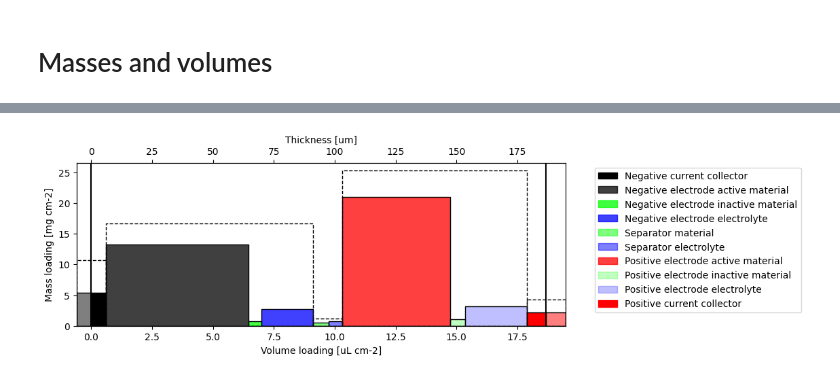
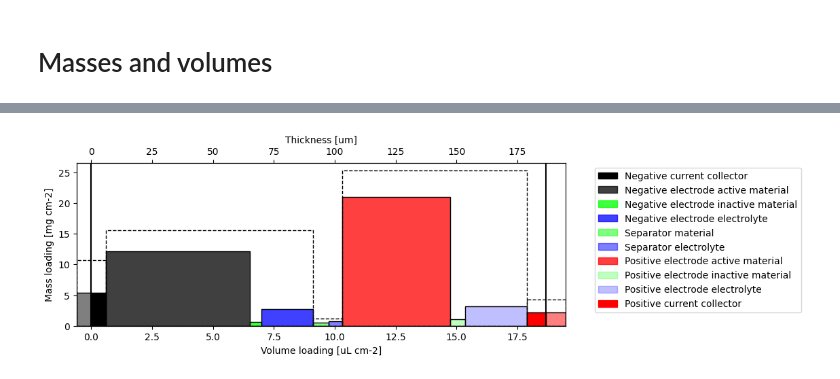
Before and after one commit to pybamm-team/pybamm-tea, a Jupyter notebook: examples/masses_and_volumes.ipynb, the cells around one changed output, grey strips where cells are left out. Saved outputs shown, nothing was run; the diff lists cells and outputs as text; code cells hidden in the pictures.

```diff
--- a/examples/masses_and_volumes.ipynb
+++ b/examples/masses_and_volumes.ipynb
@@ -14,7 +21,14 @@ import matplotlib.pyplot as plt
 # %%
 # input parameter-set
 input = {
-    "Electrolyte density [kg.m-3]": 1276, # LiPF6 in EC:EMC 3:7 + 2% VC
+    "Electrolyte density [kg.m-3]": 1276,
+    #"Electrolyte volume per total pore volume": 1.2,
+    'Loss of lithium inventory [mA.h.cm-2]': 0.1,
+    #'Loss of lithium inventory [%]': 1.0,
+    'Loss of positive electrode active material [%]': 0,
+    'Positive electrode stoichiometry at LAM': 0,
+    'Loss of negative electrode active material [%]': 0,
+    'Negative electrode stoichiometry at LAM': 0,
 }
 
 # base parameter-sets
@@ -24,7 +38,7 @@ base = pybamm.ParameterValues("Chen2020")
 tea_class = pybamm_tea.TEA(base, input)
 
 # plot the mass and volume loadings
-tea_class.plot_masses_and_volumes()
+tea_class.plot_masses_and_volumes(show_plot=False)
 
 # get the mass and volume loadings as a dataframe
 tea_class.masses_and_volumes_dataframe
@@ -72,5 +77,5 @@ If both dry separator density and separator material density are given, the poro
 # %%
-input["Separator dry density [kg.m-3]"] = 397
+input["Separator dry density [kg.m-3]"] = pybamm.ParameterValues("Chen2020").get("Separator density [kg.m-3]")
 tea_class = pybamm_tea.TEA(base, input)
 tea_class.plot_masses_and_volumes()
 tea_class.masses_and_volumes_dataframe
@@ -150,50 +150,53 @@ A short summary:
 # %%
-# create four electrode input parameter-sets with different input parameters
-positive_electrode_1 = {
-    "Positive electrode inactive material density [kg.m-3]": 1800, # PVDF and CB
+# create an input parameter-set considering "inactive material density"
+electrode_1 = {
+    "Positive electrode inactive material density [kg.m-3]": 1800, # PVdF and CB
     "Positive electrode active material dry mass fraction": 0.95,
     "Positive electrode active material density [kg.m-3]": 4750, # NMC
 }
-
-negative_electrode_2 = {
-    "Negative electrode binder density [kg.m-3]": (2 * 940 + 1600) / 3, # 2:1 CMC:SBR
+# create an input parameter-set to calculate the inactive material density from conductive additive- and binder densities
+electrode_2 = {
+    "Negative electrode binder density [kg.m-3]": (2 * 940 + 1600) / 3, # 2:1 (volume) CMC:SBR
     "Negative electrode conductive additive density [kg.m-3]": 1800, # CB
     "Negative electrode binder dry mass fraction": 0.03,
     "Negative electrode conductive additive dry mass fraction": 0.02,
-    "Negative electrode active material density [kg.m-3]": 2266, # Graphite
-}
-
-positive_electrode_3 = {
-    "Positive electrode dry density [kg.m-3]": 3000, # NMC + PVDF + CB
-    "Positive electrode active material dry mass fraction": 0.95,
-    "Positive electrode active material density [kg.m-3]": 4750, # NMC
-    #"Positive electrode inactive material density [kg.m-3]": 1800, # PVDF + CB
-}
-
-negative_electrode_4 = {
-    "Negative electrode dry density [kg.m-3]": 1700, # Graphite + CMC + SBR + CB
-    "Negative electrode active material dry mass fraction": 0.95,
-    "Negative electrode active material density [kg.m-3]": 2266, # Graphite
-    "Negative electrode inactive material density [kg.m-3]": 1400, # CMC + SBR + CB
+    "Negative electrode active material density [kg.m-3]": 2266/1.1, # Graphite
 }
 
 # copy input and update with new parameters
 inputs_1_2 = input.copy()
-inputs_1_2.update(positive_electrode_1)
-inputs_1_2.update(negative_electrode_2)
+inputs_1_2.update(electrode_1)
+inputs_1_2.update(electrode_2)
 
 # create a TEA class
 tea_class_1_2 = pybamm_tea.TEA(base, inputs_1_2)
 tea_class_1_2.plot_masses_and_volumes()
-display(tea_class_1_2.masses_and_volumes_dataframe)
+
+# create an input parameter-set to calculate the inactive material density from the dry electrode density and active material density
+electrode_3 = {
+    "Positive electrode dry density [kg.m-3]": tea_class_1_2.parameter_values.get("Positive electrode dry density [kg.m-3]"),
+    "Positive electrode active material dry mass fraction": 0.95,
+    "Positive electrode active material density [kg.m-3]": 4750,
+}
+# create an input parameter-set to calculate the porosity from the dry electrode-, active- and inactive material density
+electrode_5 = {
+    "Negative electrode dry density [kg.m-3]": tea_class_1_2.parameter_values.get("Negative electrode dry density [kg.m-3]"),
+    "Negative electrode active material dry mass fraction": 0.95,
+    "Negative electrode active material density [kg.m-3]": 2266,
+    "Negative electrode inactive material density [kg.m-3]": tea_class_1_2.parameter_values.get("Negative electrode inactive material density [kg.m-3]"),
+}
 
 # copy input and update with new parameters
-# inputs_3_4 = input.copy()
-# inputs_3_4.update(positive_electrode_3)
-# inputs_3_4.update(negative_electrode_4)
+inputs_3_5 = input.copy()
+inputs_3_5.update(electrode_3)
+inputs_3_5.update(electrode_5)
 
 # create a TEA class
-# tea_class_3_4 = pybamm_tea.TEA(base, input)
-# tea_class_3_4.plot_masses_and_volumes()
-# tea_class_3_4.masses_and_volumes_dataframe
+tea_class_3_5 = pybamm_tea.TEA(base, inputs_3_5)
+
+# join the dataframes on the index
+masses_and_volumes = tea_class_1_2.masses_and_volumes_dataframe.join(tea_class_3_5.masses_and_volumes_dataframe['Density [mg.uL-1]'], lsuffix='_1&2', rsuffix='_3&5')
+
+# display the joined dataframe
+display(masses_and_volumes)
 # %% [output]
@@ -200 +220 @@ display(tea_class_1_2.masses_and_volumes_dataframe)
-[figure, old version]
+[figure, new version]
```
Also changed, not shown: parts of 17 cells of this notebook, 11 other files.
